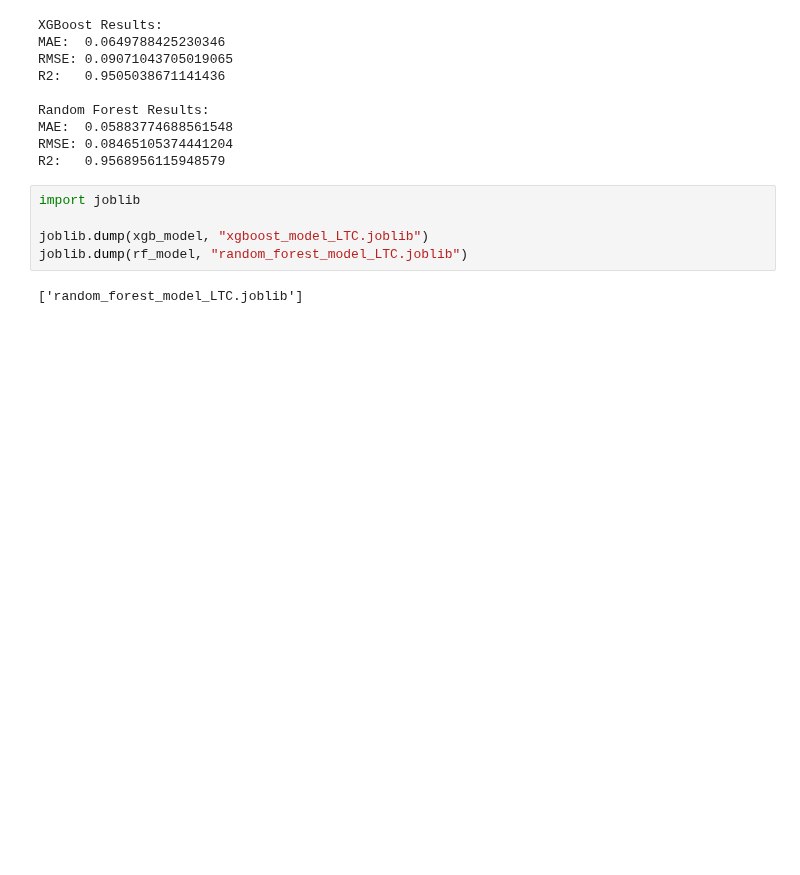
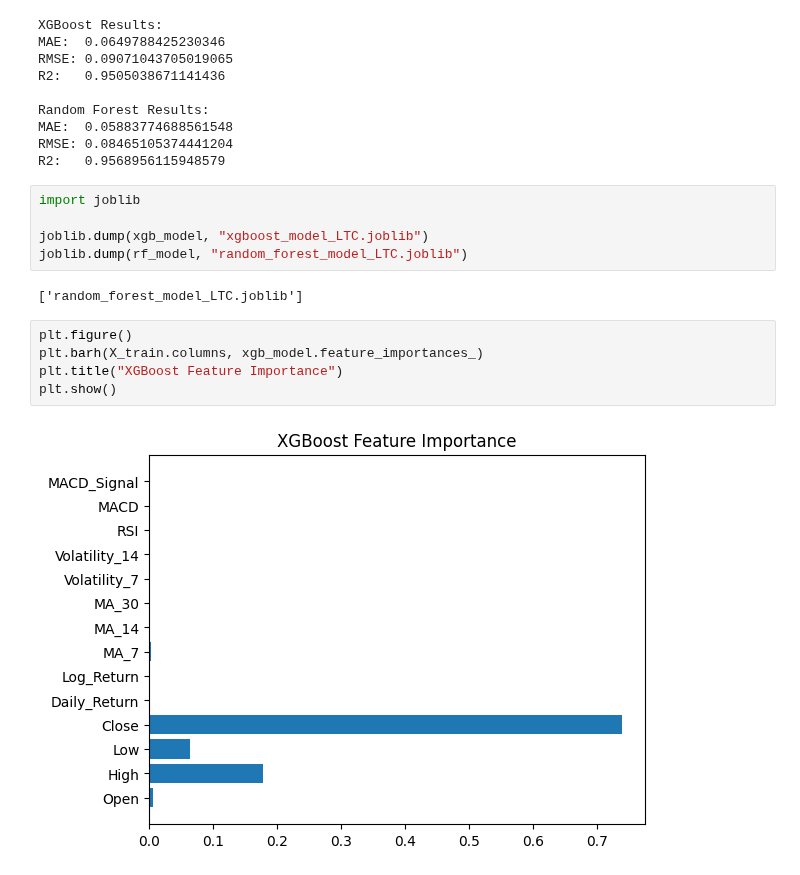
Before and after one commit to KeneanDita/Cryptocurrency-Price-Predictor-using-Time-Series-data, a Jupyter notebook: Notebooks/LTC_Model_Training.ipynb, the cells around one changed output. Cells and saved outputs as stored; diff of their text form; blank space fills up the shorter version.

Commit message:
Feature Importance

```diff
--- a/Notebooks/LTC_Model_Training.ipynb
+++ b/Notebooks/LTC_Model_Training.ipynb
@@ -243,3 +243,10 @@ joblib.dump(xgb_model, "xgboost_model_LTC.joblib")
 joblib.dump(rf_model, "random_forest_model_LTC.joblib")
 # %% [output]
 ['random_forest_model_LTC.joblib']
+# %%
+plt.figure()
+plt.barh(X_train.columns, xgb_model.feature_importances_)
+plt.title("XGBoost Feature Importance")
+plt.show()
+# %% [output]
+[figure, added]
```
